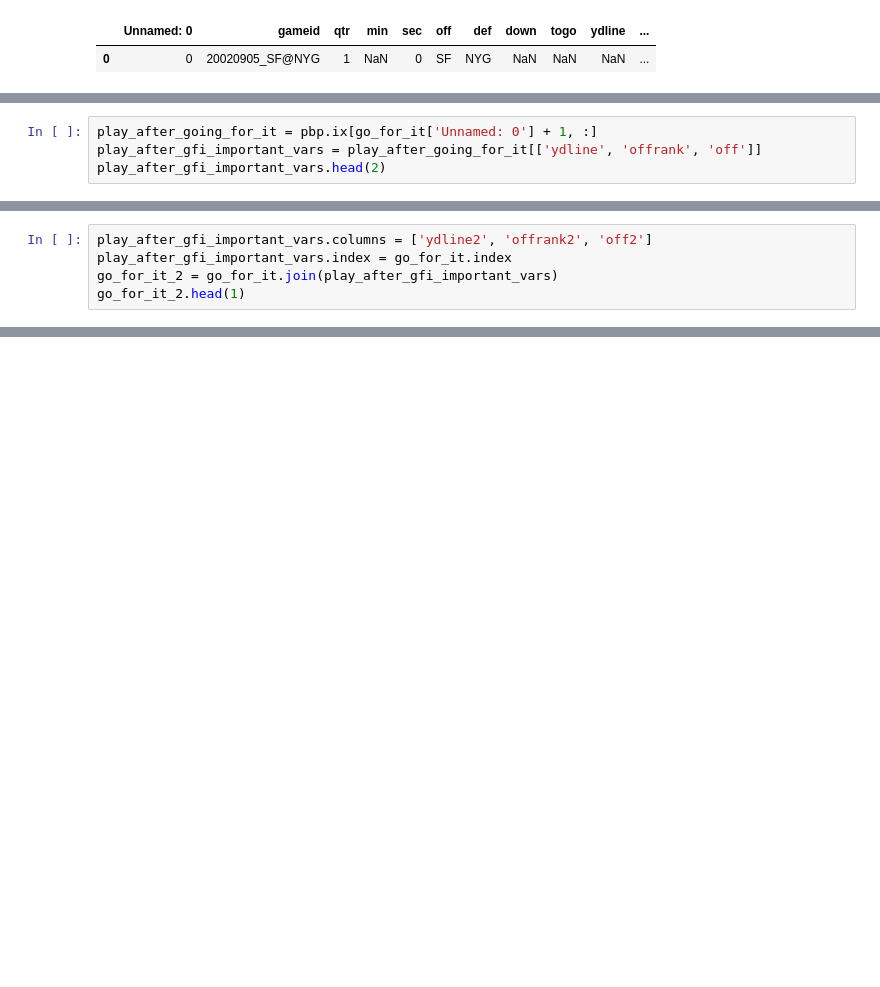
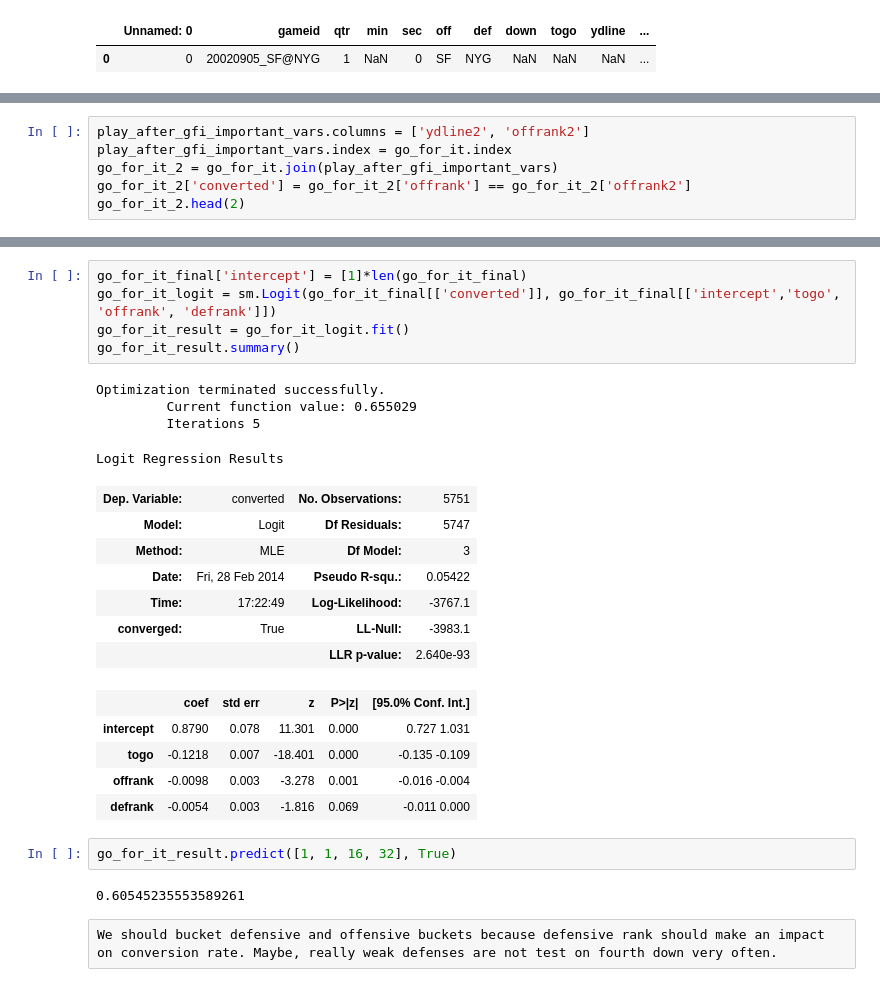
Before and after one commit to tomdawg86/Stat_222_NFL_Project, a Jupyter notebook: ipython_notebook/fourth_down_datasets.ipynb, the cells around one changed output, grey strips where cells are left out. Drawn from its saved outputs; the diff is of its cells as text; blank space fills up the shorter version.

Commit message:
Logistic regression stuff.

```diff
--- a/ipython_notebook/fourth_down_datasets.ipynb
+++ b/ipython_notebook/fourth_down_datasets.ipynb
@@ -87,4 +100,0 @@ go_for_it.head(2)
-# %%
-play_after_going_for_it = pbp.ix[go_for_it['Unnamed: 0'] + 1, :]
-play_after_gfi_important_vars = play_after_going_for_it[['ydline', 'offrank', 'off']]
-play_after_gfi_important_vars.head(2)
@@ -95,8 +101,9 @@ play_after_gfi_important_vars.head(2)
 # %%
-play_after_gfi_important_vars.columns = ['ydline2', 'offrank2', 'off2']
+play_after_gfi_important_vars.columns = ['ydline2', 'offrank2']
 play_after_gfi_important_vars.index = go_for_it.index
 go_for_it_2 = go_for_it.join(play_after_gfi_important_vars)
-go_for_it_2.head(1)
+go_for_it_2['converted'] = go_for_it_2['offrank'] == go_for_it_2['offrank2']
+go_for_it_2.head(2)
 # %% [output]
 |  | Unnamed: 0 | gameid | qtr | min | sec | off | def | down | togo | ydline | ... |
 | 3 | 53 | 20020905_SF@NYG | 2 | 38 | 6.0 | NYG | SF | 4 | 1 | 21 | ... |
@@ -111,3 +118,31 @@ go_for_it_final.head()
 | 30 | 23 | 14 | 2 | False |
 | 47 | 6 | 2 | 1 | True |
 | 63 | 24 | 31 | 10 | False |
+# %%
+go_for_it_final['intercept'] = [1]*len(go_for_it_final)
+go_for_it_logit = sm.Logit(go_for_it_final[['converted']], go_for_it_final[['intercept','togo', 'offrank', 'defrank']])
+go_for_it_result = go_for_it_logit.fit()
+go_for_it_result.summary()
+# %% [output]
+Optimization terminated successfully.
+         Current function value: 0.655029
+         Iterations 5
+Logit Regression Results
+| Dep. Variable: | converted | No. Observations: | 5751 |
+| Model: | Logit | Df Residuals: | 5747 |
+| Method: | MLE | Df Model: | 3 |
+| Date: | Fri, 28 Feb 2014 | Pseudo R-squ.: | 0.05422 |
+| Time: | 17:22:49 | Log-Likelihood: | -3767.1 |
+| converged: | True | LL-Null: | -3983.1 |
+|  |  | LLR p-value: | 2.640e-93 |
+|  | coef | std err | z | P>|z| | [95.0% Conf. Int.] |
+| intercept | 0.8790 | 0.078 | 11.301 | 0.000 | 0.727 1.031 |
+| togo | -0.1218 | 0.007 | -18.401 | 0.000 | -0.135 -0.109 |
+| offrank | -0.0098 | 0.003 | -3.278 | 0.001 | -0.016 -0.004 |
+| defrank | -0.0054 | 0.003 | -1.816 | 0.069 | -0.011 0.000 |
+# %%
+go_for_it_result.predict([1, 1, 16, 32], True)
+# %% [output]
+0.60545235553589261
+# %% [raw]
+We should bucket defensive and offensive buckets because defensive rank should make an impact on conversion rate. Maybe, really weak defenses are not test on fourth down very often.
```
Also changed, not shown: parts of 18 cells of this notebook.
